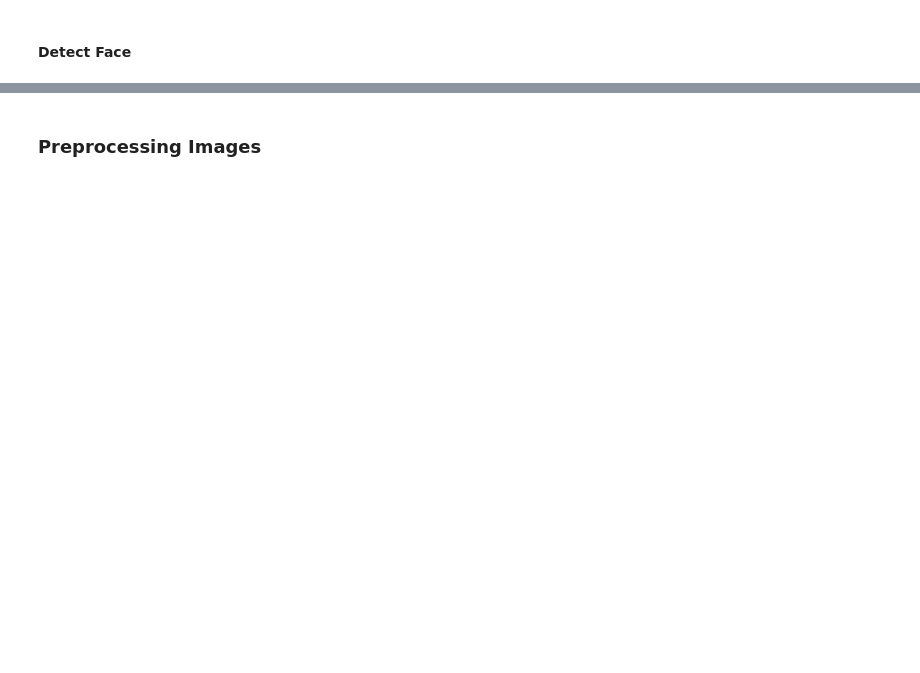
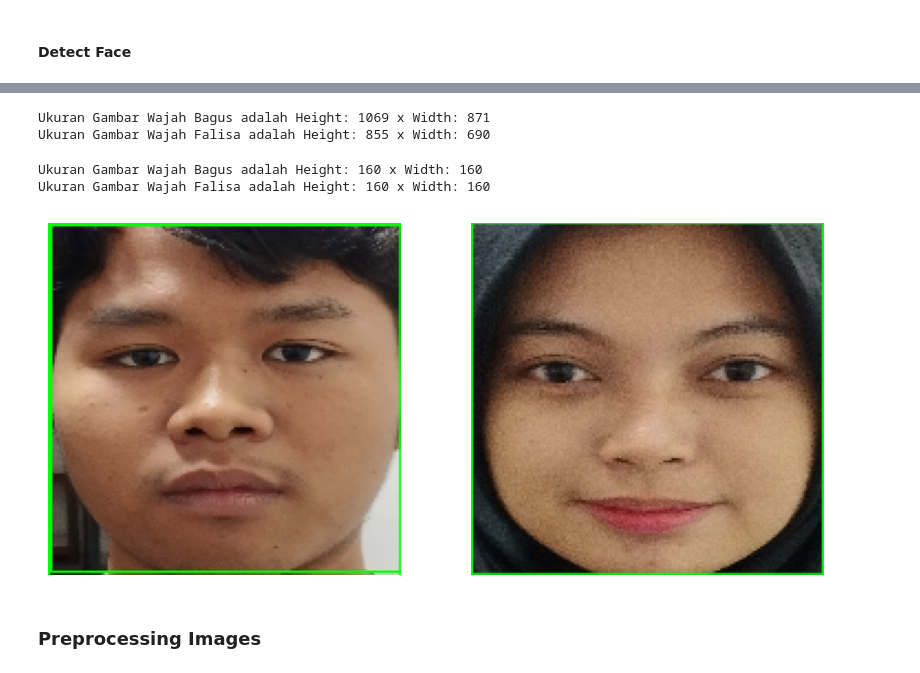
Before and after one commit to ahdithya/attendance-system, a Jupyter notebook: notebooks/face-recognition.ipynb, the cells around one changed output, grey strips where cells are left out. Drawn from its saved outputs; the diff is of its cells as text; code cells hidden in the pictures; blank space fills up the shorter version.

```diff
--- a/notebooks/face-recognition.ipynb
+++ b/notebooks/face-recognition.ipynb
@@ -80,3 +75,43 @@ plt.imshow(my_face)
+# %%
+# Dapatkan ukuran gambar
+h_bagus, w_bagus, c_ = face_bayu.shape
+h_falisa, w_falisa, c_ = face_falisa.shape
+
+# Tampilkan ukuran gambar
+print(f"Ukuran Gambar Wajah Bagus adalah Height: {h_bagus} x Width: {w_bagus}")
+print(f"Ukuran Gambar Wajah Falisa adalah Height: {h_falisa} x Width: {w_falisa}")
+print(f"")
+# %% [output]
+Ukuran Gambar Wajah Bagus adalah Height: 1069 x Width: 871
+Ukuran Gambar Wajah Falisa adalah Height: 855 x Width: 690
+# %%
+my_face = img[y:y+h, x:x+w]
+
+# resize image cause facenet uisng 160x160 image
+face_falisa = cv.resize(face_falisa, (160, 160))
+face_bayu = cv.resize(face_bayu, (160, 160))
+# plt.imshow(face_falisa)
+
+h_bagus, w_bagus, c_ = face_bayu.shape
+h_falisa, w_falisa, c_ = face_falisa.shape
+
+# Tampilkan ukuran gambar
+print(f"Ukuran Gambar Wajah Bagus adalah Height: {h_bagus} x Width: {w_bagus}")
+print(f"Ukuran Gambar Wajah Falisa adalah Height: {h_falisa} x Width: {w_falisa}")
+# %% [output]
+Ukuran Gambar Wajah Bagus adalah Height: 160 x Width: 160
+Ukuran Gambar Wajah Falisa adalah Height: 160 x Width: 160
+# %%
+plt.figure(figsize=(10, 10))
+plt.subplot(1, 2, 1)
+plt.imshow(face_bayu)
+plt.axis('off')
+plt.subplot(1, 2, 2)
+plt.imshow(face_falisa)
+plt.axis('off')
+plt.show()
+# %% [output]
+[figure, added]
 # %% [markdown]
 ### Preprocessing Images
 # %%
```
Also changed, not shown: parts of 30 cells of this notebook, 1 other file.
